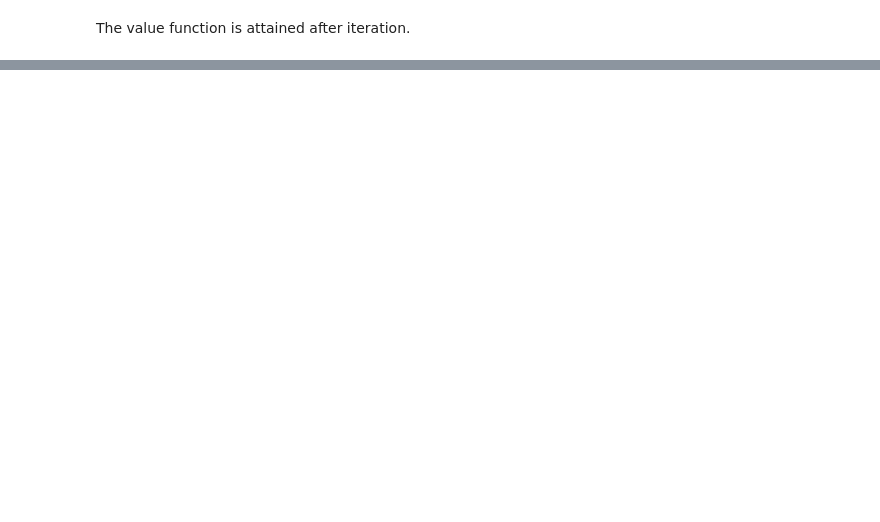
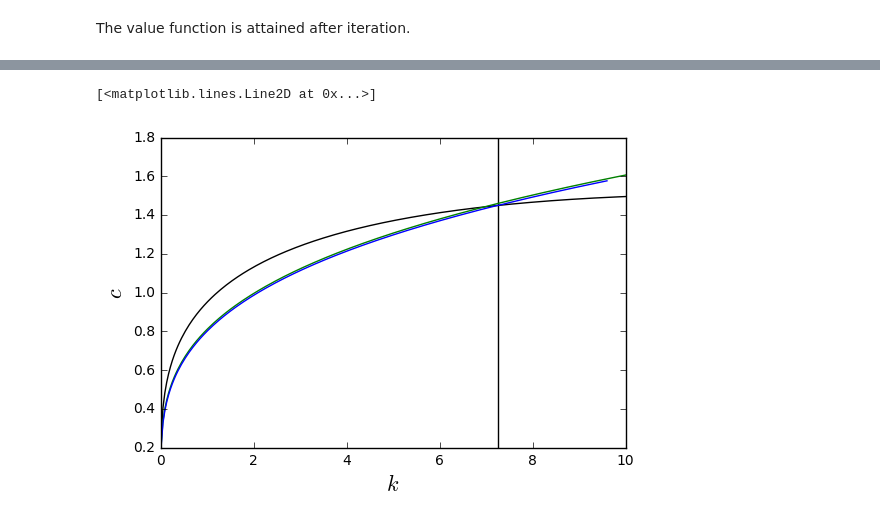
Before and after one commit to kenjisato/intro-macro, a Jupyter notebook: doc/python/Optimal Growth (DP).ipynb, the cells around one changed output, grey strips where cells are left out. Cells and saved outputs as stored; diff of their text form; code cells hidden in the pictures; blank space fills up the shorter version.

```diff
--- a/doc/python/Optimal Growth (DP).ipynb
+++ b/doc/python/Optimal Growth (DP).ipynb
@@ -181,0 +210,13 @@ ax.plot(kgrid, uprime_inv(vprime(kgrid)))
+# %%
+fig, ax = plt.subplots(1,1)
+ax.plot(k, f(k) - delta * k, color='black')
+ax.axvline(k_mg, color='black')
+
+ax.set_xlabel('$k$', fontsize=16)
+ax.set_ylabel('$c$', fontsize=16)
+
+ax.plot(k, (1 - 1/theta) * f(k) + 0.01, color='green')
+ax.plot(k, du_inv(vp), color='blue')
+# %% [output]
+[<matplotlib.lines.Line2D at 0x...>]
+[figure, added]
```
Also changed, not shown: parts of 11 cells of this notebook.
